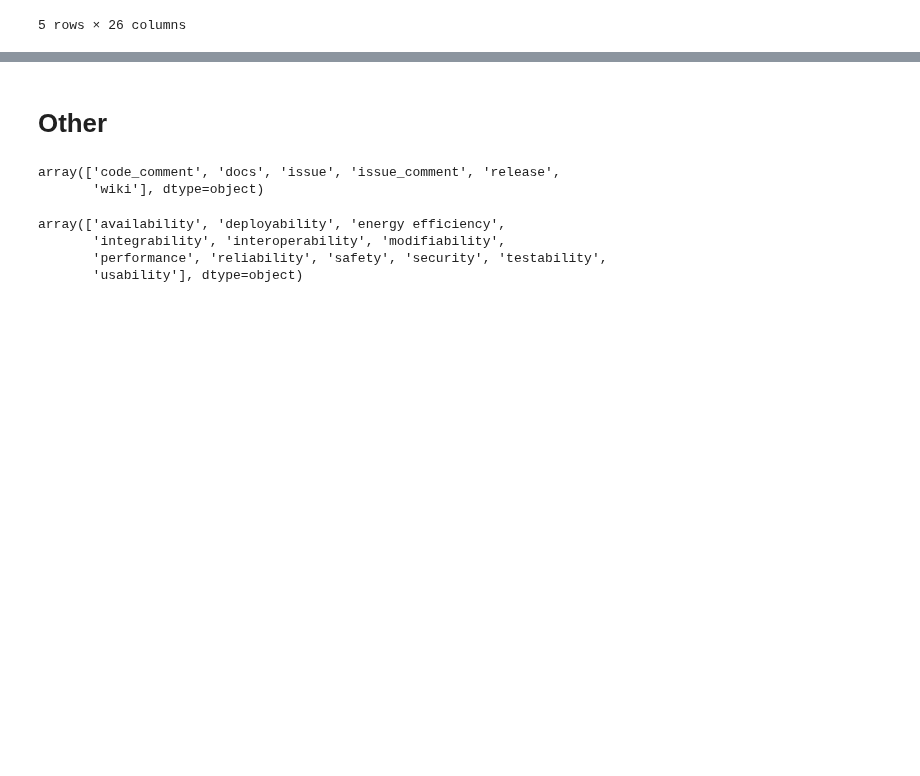
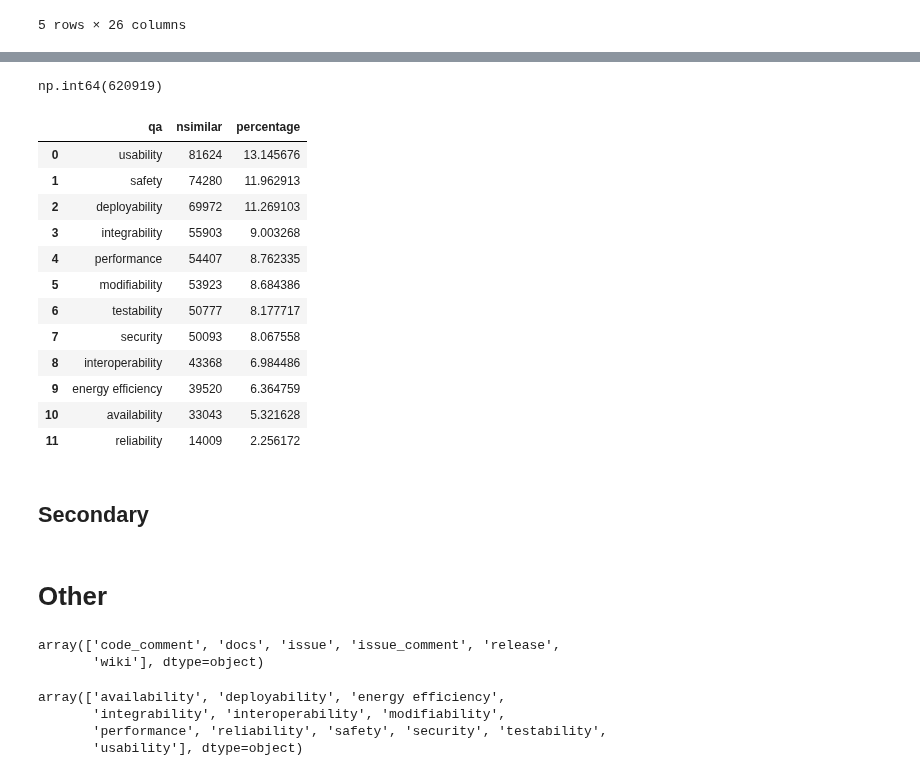
Before and after one commit to dmitrijs-voronovs/scientific-software-architecture-analysis, a Jupyter notebook: processing_pipeline/analysis/merged.ipynb, the cells around one changed output, grey strips where cells are left out. Saved outputs shown, nothing was run; the diff lists cells and outputs as text; code cells hidden in the pictures; blank space fills up the shorter version.

```diff
--- a/processing_pipeline/analysis/merged.ipynb
+++ b/processing_pipeline/analysis/merged.ipynb
@@ -89,3 +92,29 @@ dtype: int64
+# %%
+r1_total_count = df[df.s1_passed].nsimilar.sum()
+r1_total_count
+# %% [output]
+np.int64(620919)
+# %%
+r1_grp = df[df.s1_passed].groupby("qa").nsimilar.agg("sum").sort_values(ascending=False)
+r1_grp = r1_grp.reset_index()
+r1_grp["percentage"] = r1_grp.nsimilar / r1_total_count * 100
+r1_grp
+# %% [output]
+|  | qa | nsimilar | percentage |
+| 0 | usability | 81624 | 13.145676 |
+| 1 | safety | 74280 | 11.962913 |
+| 2 | deployability | 69972 | 11.269103 |
+| 3 | integrability | 55903 | 9.003268 |
+| 4 | performance | 54407 | 8.762335 |
+| 5 | modifiability | 53923 | 8.684386 |
+| 6 | testability | 50777 | 8.177717 |
+| 7 | security | 50093 | 8.067558 |
+| 8 | interoperability | 43368 | 6.984486 |
+| 9 | energy efficiency | 39520 | 6.364759 |
+| 10 | availability | 33043 | 5.321628 |
+| 11 | reliability | 14009 | 2.256172 |
+# %% [markdown]
+## Secondary
 # %% [markdown]
 # Other
 # %%
```
Also changed, not shown: parts of 2 cells of this notebook.
